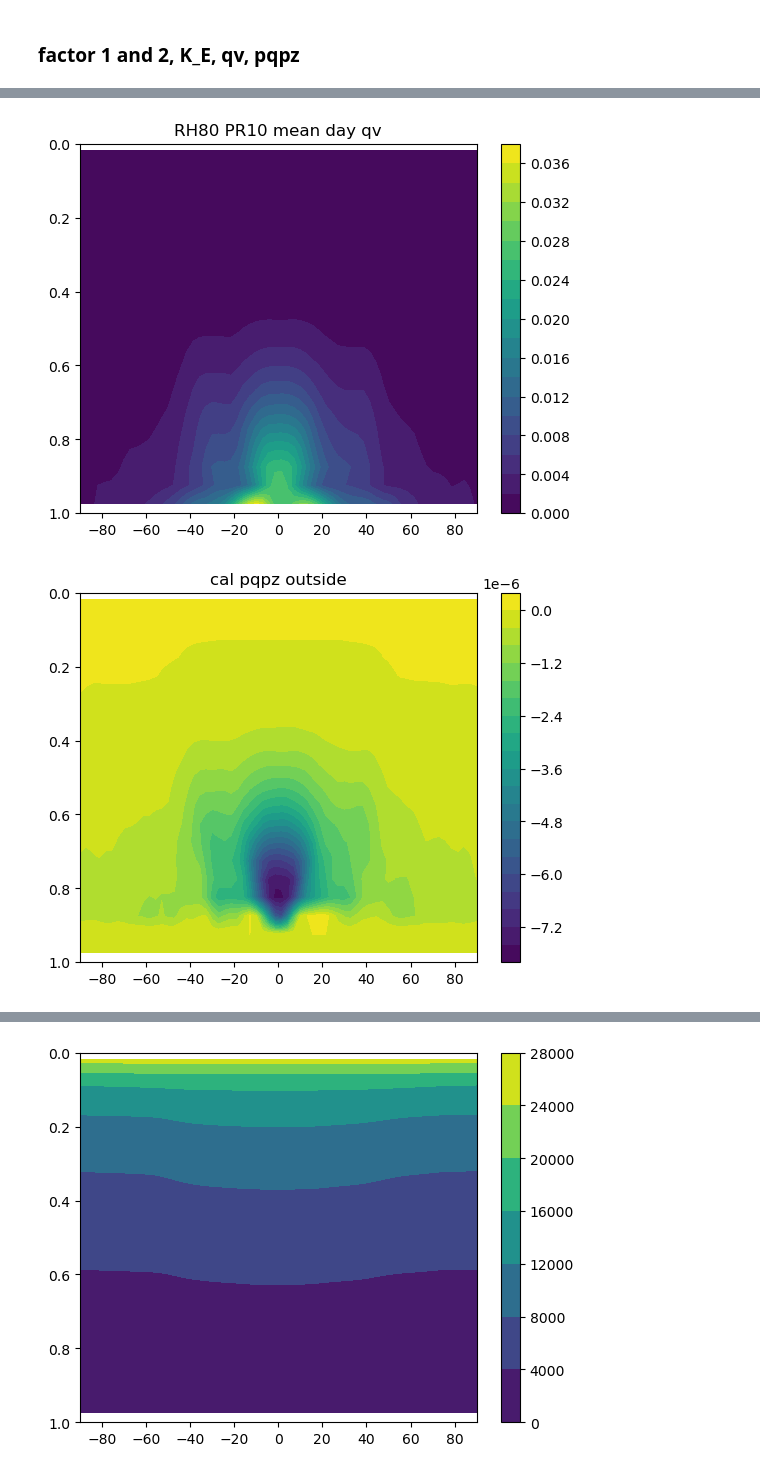
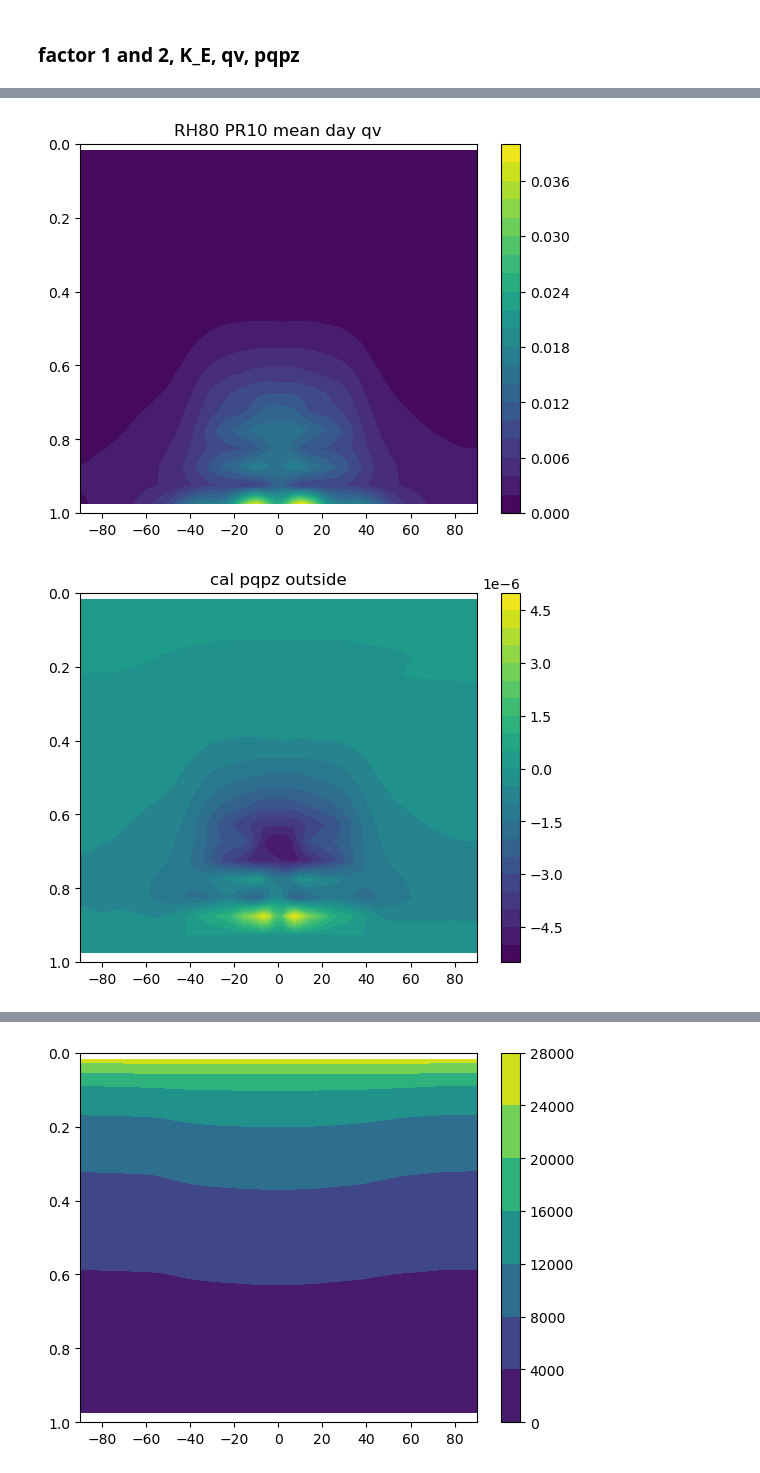
Before and after one commit to PeterChang1023/Dycore_Master, a Jupyter notebook: dycore/IdealizeSpetral.jl/exp/HSt42/check_spinupday.ipynb, the cells around one changed output, grey strips where cells are left out. Drawn from its saved outputs; the diff is of its cells as text; code cells hidden in the pictures.

```diff
--- a/dycore/IdealizeSpetral.jl/exp/HSt42/check_spinupday.ipynb
+++ b/dycore/IdealizeSpetral.jl/exp/HSt42/check_spinupday.ipynb
@@ -126,10 +126,10 @@ class Dycore:
 
     def cal_diff(self):
 
-        return np.nanmean(self.qv_diff, axis=(1,3))
+        return np.nanmean(self.factor3, axis=(1,3))
 # %%
-file = "test_final.dat"
-time = np.linspace(0,5,5)
+file = "200day_factor2_new_final.dat"
+time = np.linspace(0,200,200)
 y    = np.linspace(-90,90,64)
 
 yy, tt = np.meshgrid(y,time)
@@ -142,7 +142,7 @@ for pr in range(10,20,10):
     # file = "test_final.dat"
     dycore = Dycore(file)
     # get_KE = dycore.cal_KE()
-    Prec   = dycore.cal_pre()
+    Prec   = dycore.cal_diff()
     Prec_new   = dycore.cal_diff()
 
     # t_mean = dycore.cal_t()
@@ -190,8 +190,8 @@ for pr in range(10,20,10):
     # file = f"PR{pr}_200day_test_ice_all.dat"
     # file = "300day_RH80_PR10_test_vertical_advection_revised_all.dat"
     dycore = Dycore(file)
-    Prec   = dycore.cal_pre()
-    Prec_mean  = np.nanmean(Prec[:,:], axis=0)
+    Prec   = dycore.cal_diff()
+    Prec_mean  = np.nanmean(Prec[-50:,:], axis=0)
     plt.plot(y, Prec_mean * int(pr), label=f"PR = {pr}")
 plt.legend()
 plt.show()
@@ -337,8 +336,8 @@ for i in range(10,20,10):
 # %% [markdown]
 ### factor 1 and 2, K_E, qv, pqpz
 # %%
-day_ini = 3
-day_final = 4
+day_ini = 198
+day_final = 199
 
 for i in range(10,20,10):
     pr = i
@@ -352,7 +351,7 @@ for i in range(10,20,10):
 
     CS = plt.contourf(yy, sigma_mean2, factor1_mean , levels=21)
     plt.colorbar(CS)
-    plt.title(f"RH80 PR{pr} 0-5day factor1*1200")
+    plt.title(f"RH80 PR{pr} 200th day factor1*1200")
 
     plt.ylim([1,0])
     plt.show()
@@ -370,7 +369,7 @@ for i in range(10,20,10):
     CS = plt.contourf(yy, sigma_mean2, factor2_mean , levels=21, cmap="BrBG")
     plt.contour(yy, sigma_mean2, factor2_mean, [0,0.00001], color='k')
     plt.colorbar(CS)
-    plt.title(f"RH80 PR{pr} 0-5day factor2 * 1200")
+    plt.title(f"RH80 PR{pr} 200th day factor2 * 1200")
 
     plt.ylim([1,0])
     plt.show()
@@ -387,7 +386,7 @@ for i in range(10,20,10):
 
     CS = plt.contourf(yy, sigma_mean2, factor3_mean, levels=21)
     plt.colorbar(CS)
-    plt.title(f"RH80 PR{pr} 0-5day factor3 ")
+    plt.title(f"RH80 PR{pr} 200th day factor3 ")
 
     plt.ylim([1,0])
     plt.show()
@@ -435,7 +434,7 @@ for i in range(10,20,10):
     CS = plt.contourf(yy, sigma_mean2, factor_mean, levels=21, cmap="BrBG")
     plt.contour(yy, sigma_mean2, factor_mean, [-0.0005,0], color='k')
     plt.colorbar(CS)
-    plt.title(f"RH80 PR{pr} 0-5day factor_all")
+    plt.title(f"RH80 PR{pr} 200th day factor_all")
 
     plt.ylim([1,0])
     plt.show()
@@ -483,37 +482,37 @@ for i in range(10,20,10):
     plt.colorbar(CS)
     plt.title(f"RH80 PR{pr} mean day qv")
 
     plt.ylim([1,0])
     plt.show()
 
-pqpz_new = np.zeros(((5,20,64,128)))
+pqpz_new = np.zeros(((200,20,64,128)))
 z = dycore.z
 for i in range(1,18):
     pqpz_new[:,i,:,:] = (qv_n[:,i+1,:,:] - qv_n[:,i-1,:,:]) / (z[:,i+1,:,:] - z[:,i-1,:,:])
 # pqpz_new[:,1,:,:] = (qv_n[:,1,:,:] - qv_n[:,0,:,:]) / (z[:,1,:,:] - z[:,0,:,:])
 # pqpz_new[:,19,:,:] = (qv_n[:,19,:,:] - qv_n[:,18,:,:]) / (z[:,19,:,:] - z[:,18,:,:])
 
 plt.figure(dpi=100.)
 plt.contourf(yy, sigma_mean2, np.nanmean(pqpz_new[:,:,:,:,], axis=(0,3)), levels=21)
 plt.colorbar()
 plt.ylim([1,0])
 plt.title("cal pqpz outside")
 plt.show()
 
 ###################################################################################
-ppqpzpz = np.zeros(((5,20,64,128)))
+ppqpzpz = np.zeros(((200,20,64,128)))
 for i in range(1,18):
     ppqpzpz[:,i,:,:] = (pqpz_new[:,i+1,:,:] - pqpz_new[:,i-1,:,:]) / (z[:,i+1,:,:] - z[:,i-1,:,:])
 
 plt.figure(dpi=100.)
 plt.contourf(yy, sigma_mean2, np.nanmean(ppqpzpz[:1,:,:,:,], axis=(0,3)), levels=21)
 plt.colorbar()
 plt.ylim([1,0])
 plt.title("Lapalcian pqpz outside")
 plt.show()
 # %% [output]
-[figure, old version]
+[figure, new version]
-[figure, old version]
+[figure, new version]
 [figure]
 # %%
 np.shape(z)
```
Also changed, not shown: parts of 10 cells of this notebook, 3 other files.
